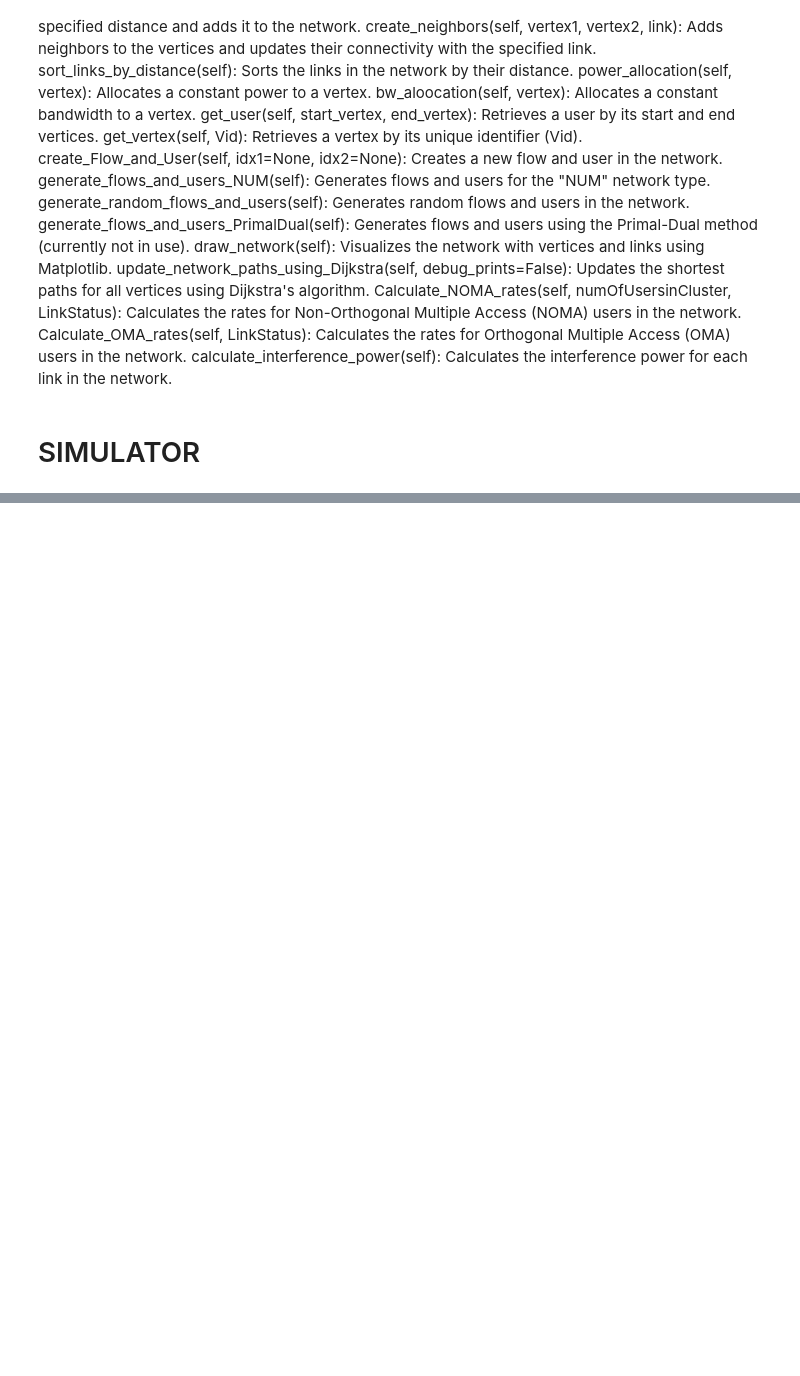
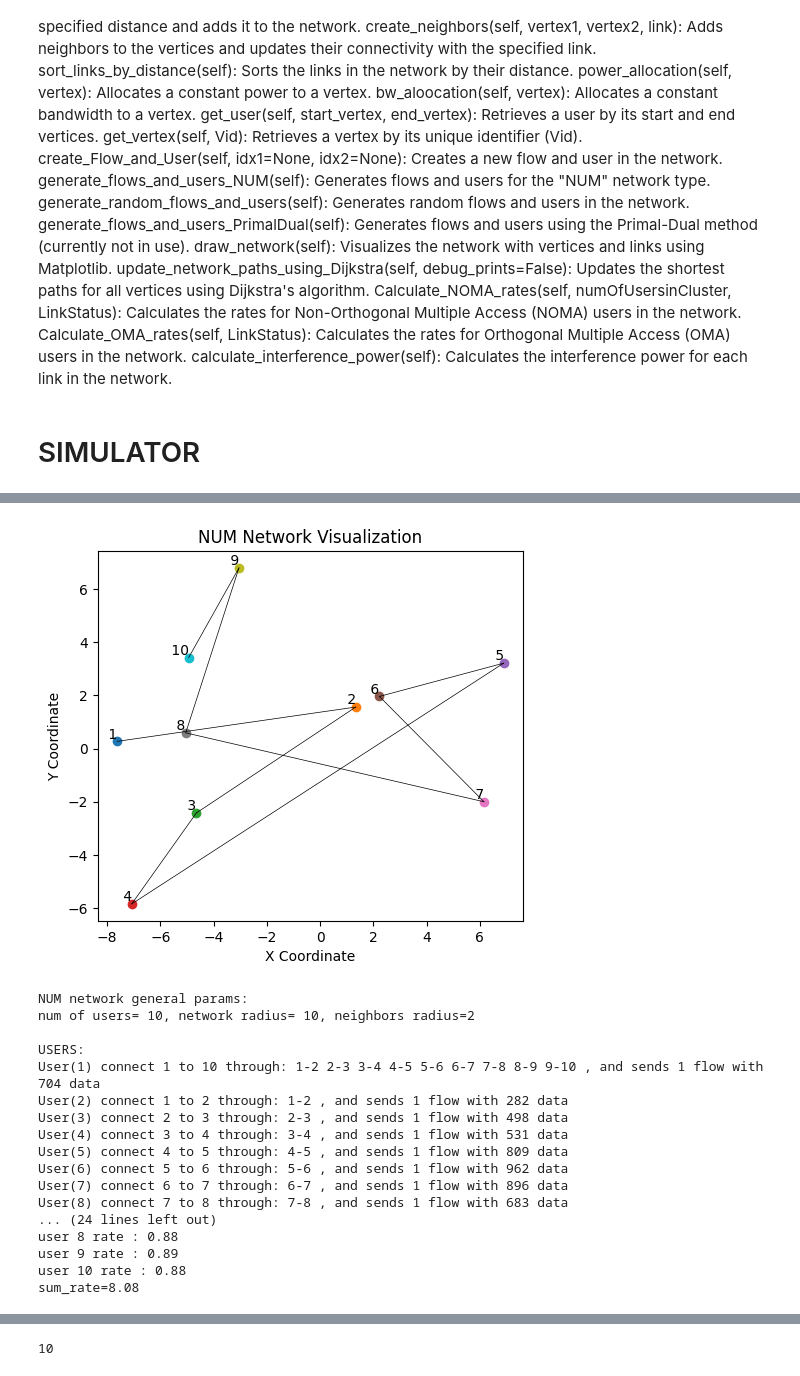
Before and after one commit to ofirkruzel/NUMsimulator, a Jupyter notebook: NUM_simulator.ipynb, the cells around one changed output, grey strips where cells are left out. Saved outputs shown, nothing was run; the diff lists cells and outputs as text; code cells hidden in the pictures; blank space fills up the shorter version.

Commit message:
problem with rate

```diff
--- a/NUM_simulator.ipynb
+++ b/NUM_simulator.ipynb
@@ -1140,6 +1182,35 @@ class Network:
                         print("to  :", *[str(vertex) for vertex in link_path])
                     user.links = link_path
 
+    def update_network_paths_using_bellman_ford(self, debug_prints=False):
+        """Updates shortest paths for all vertices using Dijkstra's algorithm."""
+        for v in self.vertices:
+            v.ShortestPath = {}
+        for start_vertex in self.vertices:
+            distances, previous_nodes = bellman_ford_algorithm(self, start_vertex)#####################################
+            for vertex in self.vertices:
+                user = self.get_user(start_vertex, vertex)
+                path, link_path = [], []
+                current = vertex
+                while current != start_vertex:
+                    if current is None:
+                        path, link_path = [], []
+                        break
+                    next_vertex = previous_nodes[current]
+                    connected_link = current.neighbors[next_vertex]
+                    link_path.append(connected_link)
+                    path.append(current)
+                    current = next_vertex
+                path.reverse()
+                link_path.reverse()
+                start_vertex.ShortestPath[vertex] = path
+                if user is not None:
+                    if debug_prints and user.links != link_path:
+                        print(f"\nupdate user({user.Uid}) links:")
+                        print("from:", *[str(vertex) for vertex in user.links])
+                        print("to  :", *[str(vertex) for vertex in link_path])
+                    user.links = link_path
+
     def Calculate_NOMA_rates(self, numOfUsersinCluster, LinkStatus):
         self.sort_links_by_distance()
         gain = 40
@@ -1252,14 +1323,13 @@ def get_alpha_input():
         except ValueError:
             print("Invalid input. Please enter a number.")
 # %%
-def active_Q2():
+def primal(alpha,num_of_users=N, radius=M, neighbors_radius=R):
     #primal algorithm
-    N = 5
     Algo ="Primal"
-    alpha = get_alpha_input()
-    set_global_params(n=N)
+    #alpha = 1
+    set_global_params( n=num_of_users, m=radius, r=neighbors_radius, f=None)
     calc_inter_face = False
-    network = Network(create_network_type="NUM")
+    network = Network(N,M,R,create_network_type="NUM")
     network.draw_network()
     print(network)
     CalcNetworkRate(network, alpha, Algo)
@@ -1306,0 +1337,22 @@ NameError: name 'clear_output' is not defined
+# %%
+primal(1,10,10,2)
+print (N)
+# %% [output]
+[figure, added]
+NUM network general params:
+num of users= 10, network radius= 10, neighbors radius=2
+
+USERS:
+User(1) connect 1 to 10 through: 1-2 2-3 3-4 4-5 5-6 6-7 7-8 8-9 9-10 , and sends 1 flow with 704 data
+User(2) connect 1 to 2 through: 1-2 , and sends 1 flow with 282 data
+User(3) connect 2 to 3 through: 2-3 , and sends 1 flow with 498 data
+User(4) connect 3 to 4 through: 3-4 , and sends 1 flow with 531 data
+User(5) connect 4 to 5 through: 4-5 , and sends 1 flow with 809 data
+User(6) connect 5 to 6 through: 5-6 , and sends 1 flow with 962 data
+User(7) connect 6 to 7 through: 6-7 , and sends 1 flow with 896 data
+User(8) connect 7 to 8 through: 7-8 , and sends 1 flow with 683 data
+... (24 lines left out)
+user 8 rate : 0.88
+user 9 rate : 0.89
+user 10 rate : 0.88
+sum_rate=8.08
@@ -1306,0 +1360 @@ NameError: name 'clear_output' is not defined
+10
```
Also changed, not shown: parts of 26 cells of this notebook.
